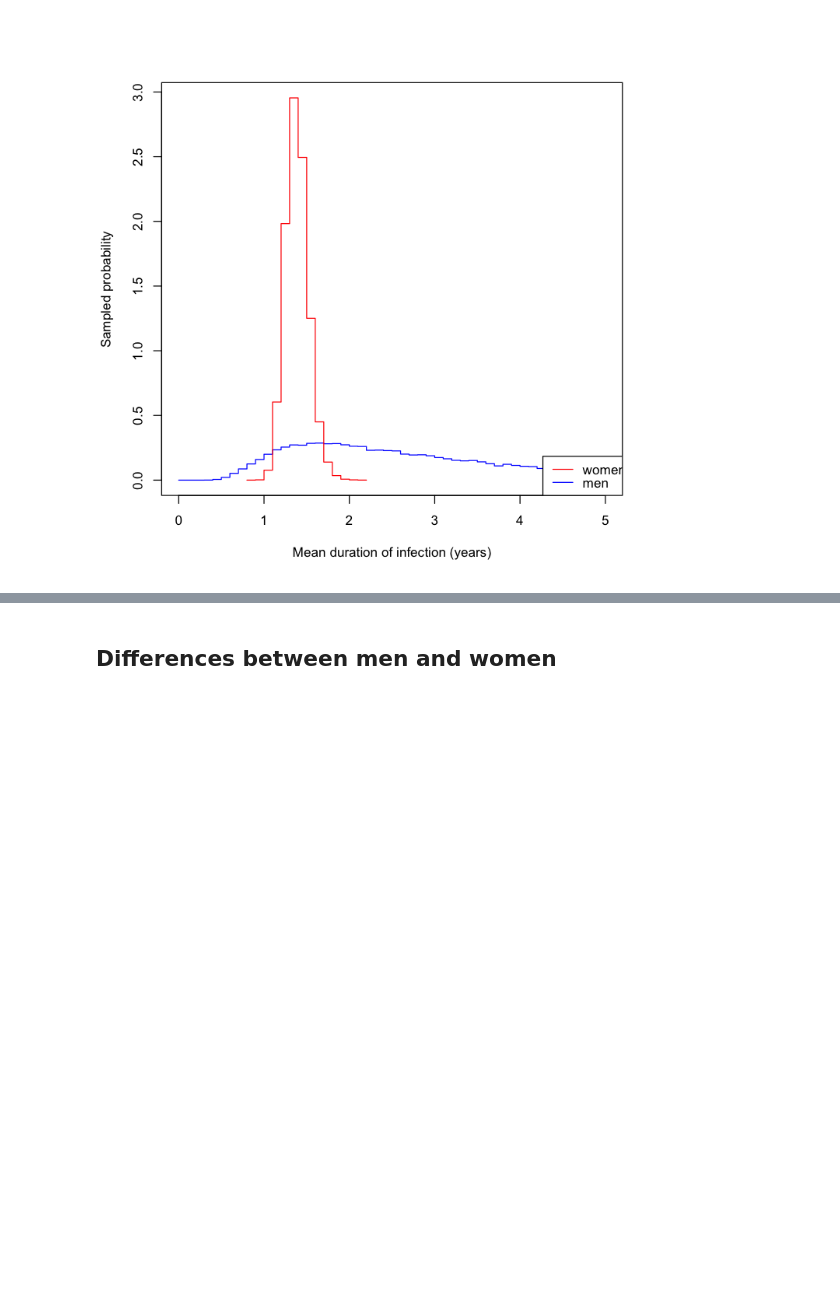
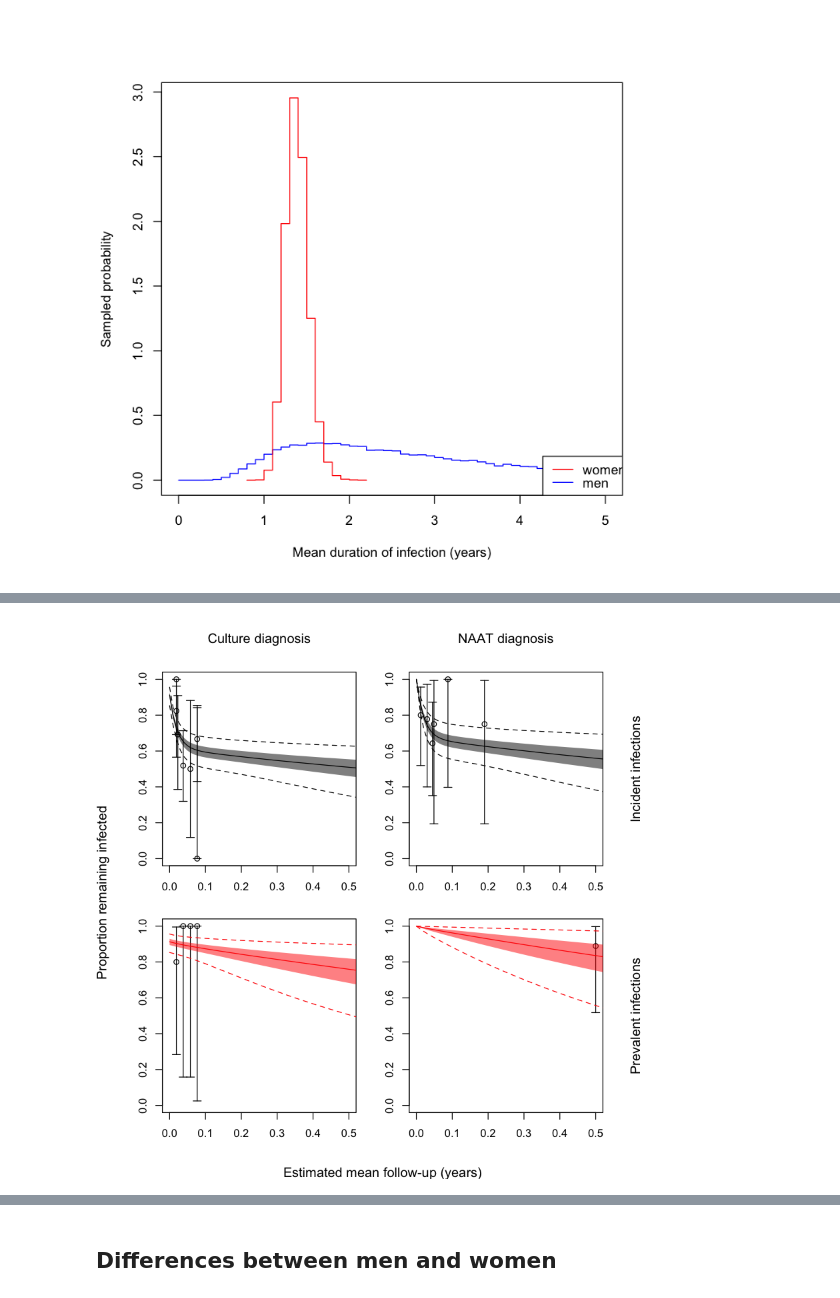
Before and after one commit to joanna-lewis/ct_clearance, a Jupyter notebook: results_2comp.ipynb, the cells around one changed output, grey strips where cells are left out. Saved outputs shown, nothing was run; the diff lists cells and outputs as text; code cells hidden in the pictures; blank space fills up the shorter version.

```diff
--- a/results_2comp.ipynb
+++ b/results_2comp.ipynb
@@ -246,7 +363,9 @@ legend('bottomright', lty=1, col=c(2,4), legend=c("women", "men"), bg='white') #
 
 lambda_fast <- 49
 
-data <- read.csv('~/Documents/ct_natural_history/clearance_rate_men/chlamydia_two_exponentials_070716.csv')
+#data <- read.csv('~/Documents/ct_natural_history/clearance_rate_men/chlamydia_two_exponentials_070716.csv')
+data <- data.frame(op_m)
+data$p_fast <- data$p1
 
 # set up matrices for results
 sim_times <- seq(0, 10, 0.1)
@@ -309,3 +473,95 @@ abline(v=log(1/0.25)/0.35)
+# %%
+# observed mean duration of infection
+options(repr.plot.width=7, repr.plot.height=7)
+par(mfrow=c(2,2), mar=c(2,2,2,2), oma=c(3,3,2,2))
+
+# incident infections; culture diagnosis
+plot(0.1,0.1, pch='', xlim=c(0,0.5), ylim=c(0,1), xlab = "", ylab = "")
+for(i in 1:sum(chlamydia_dat_m$studobs[1:chlamydia_dat_m$studnum_bytype[1]])){
+    if(chlamydia_dat_m$seind[i] == 1){
+        points(chlamydia_dat_m$t[i], (chlamydia_dat_m$n[i] - chlamydia_dat_m$r[i])/chlamydia_dat_m$n[i])
+        arrows(x0=chlamydia_dat_m$t[i],
+               y0=(binom.test(chlamydia_dat_m$n[i] - chlamydia_dat_m$r[i], chlamydia_dat_m$n[i]))$conf.int[1],
+               y1=(binom.test(chlamydia_dat_m$n[i] - chlamydia_dat_m$r[i], chlamydia_dat_m$n[i]))$conf.int[2],
+               angle=90, code=3, length=0.05
+              )
+    }
+}
+polygon(
+    c(sim_times, rev(sim_times)), c(apply(sims_all_culture, 2, quantile, p=0.25), rev(apply(sims_all_culture, 2, quantile, p=0.75))), border=NA,
+    col=rgb(0,0,0,0.5) # colour
+    # density = 20, col = gray(0.8) # black and white
+    )
+lines(sim_times, apply(sims_all_culture, 2, quantile, p=0.5))
+lines(sim_times, apply(sims_all_culture, 2, quantile, p=0.025), lty=2)
+lines(sim_times, apply(sims_all_culture, 2, quantile, p=0.975), lty=2)
+mtext('Culture diagnosis', 3, line=2)
+
+# incident infections; NAAT diagnosis
+plot(0.1,0.1, pch='', xlim=c(0,0.5), ylim=c(0,1), xlab = "", ylab = "")
+for(i in 1:sum(chlamydia_dat_m$studobs[1:chlamydia_dat_m$studnum_bytype[1]])){
+    if(chlamydia_dat_m$seind[i] == 0){
+        points(chlamydia_dat_m$t[i], (chlamydia_dat_m$n[i] - chlamydia_dat_m$r[i])/chlamydia_dat_m$n[i])
+        arrows(x0=chlamydia_dat_m$t[i],
+               y0=(binom.test(chlamydia_dat_m$n[i] - chlamydia_dat_m$r[i], chlamydia_dat_m$n[i]))$conf.int[1],
+               y1=(binom.test(chlamydia_dat_m$n[i] - chlamydia_dat_m$r[i], chlamydia_dat_m$n[i]))$conf.int[2],
+               angle=90, code=3, length=0.05
+              )
+    }
+}
+polygon(
+    c(sim_times, rev(sim_times)), c(apply(sims_all, 2, quantile, p=0.25), rev(apply(sims_all, 2, quantile, p=0.75))), border=NA,
+    col=rgb(0,0,0,0.5) # colour
+    # density = 20, col = gray(0.8) # black and white
+    )
+lines(sim_times, apply(sims_all, 2, quantile, p=0.5))
+lines(sim_times, apply(sims_all, 2, quantile, p=0.025), lty=2)
+lines(sim_times, apply(sims_all, 2, quantile, p=0.975), lty=2)
+mtext('NAAT diagnosis', 3, line=2)
+mtext('Incident infections', 4, line=2)
+
+
+# prevalent infections; culture diagnosis
+plot(0.1,0.1, pch='', xlim=c(0,0.5), ylim=c(0,1), xlab = "", ylab = "")
+for(i in (1+sum(chlamydia_dat_m$studobs[1:chlamydia_dat_m$studnum_bytype[1]])):chlamydia_dat_m$Nobs){
+    if(chlamydia_dat_m$seind[i] == 1){
+        points(chlamydia_dat_m$t[i], (chlamydia_dat_m$n[i] - chlamydia_dat_m$r[i])/chlamydia_dat_m$n[i])
+        arrows(x0=chlamydia_dat_m$t[i],
+               y0=(binom.test(chlamydia_dat_m$n[i] - chlamydia_dat_m$r[i], chlamydia_dat_m$n[i]))$conf.int[1],
+               y1=(binom.test(chlamydia_dat_m$n[i] - chlamydia_dat_m$r[i], chlamydia_dat_m$n[i]))$conf.int[2],
+               angle=90, code=3, length=0.05
+              )
+    }
+}
+polygon(c(sim_times, rev(sim_times)), c(apply(sims_prev_culture, 2, quantile, p=0.25), rev(apply(sims_prev_culture, 2, quantile, p=0.75))), border=NA,
+        col=rgb(1,0,0,0.5))
+lines(sim_times, apply(sims_prev_culture, 2, quantile, p=0.5), col=2)
+lines(sim_times, apply(sims_prev_culture, 2, quantile, p=0.025), lty=2, col=2)
+lines(sim_times, apply(sims_prev_culture, 2, quantile, p=0.975), lty=2, col=2)
+
+# incident infections; NAAT diagnosis
+plot(0.1,0.1, pch='', xlim=c(0,0.5), ylim=c(0,1), xlab = "", ylab = "")
+for(i in (1+sum(chlamydia_dat_m$studobs[1:chlamydia_dat_m$studnum_bytype[1]])):chlamydia_dat_m$Nobs){
+    if(chlamydia_dat_m$seind[i] == 0){
+        points(chlamydia_dat_m$t[i], (chlamydia_dat_m$n[i] - chlamydia_dat_m$r[i])/chlamydia_dat_m$n[i])
+        arrows(x0=chlamydia_dat_m$t[i],
+               y0=(binom.test(chlamydia_dat_m$n[i] - chlamydia_dat_m$r[i], chlamydia_dat_m$n[i]))$conf.int[1],
+               y1=(binom.test(chlamydia_dat_m$n[i] - chlamydia_dat_m$r[i], chlamydia_dat_m$n[i]))$conf.int[2],
+               angle=90, code=3, length=0.05
+              )
+    }
+}
+polygon(c(sim_times, rev(sim_times)), c(apply(sims_prev, 2, quantile, p=0.25), rev(apply(sims_prev, 2, quantile, p=0.75))), border=NA,
+        col=rgb(1,0,0,0.5))
+lines(sim_times, apply(sims_prev, 2, quantile, p=0.5), col=2)
+lines(sim_times, apply(sims_prev, 2, quantile, p=0.025), lty=2, col=2)
+lines(sim_times, apply(sims_prev, 2, quantile, p=0.975), lty=2, col=2)
+mtext('Prevalent infections', 4, line=2)
+
+mtext('Estimated mean follow-up (years)', 1, outer=TRUE, line=2)
+mtext('Proportion remaining infected', 2, outer=TRUE, line=2)
+# %% [output]
+[figure, added]
 # %%
 # prevalent infections
 
```
Also changed, not shown: parts of 7 cells of this notebook, 2 other files.
